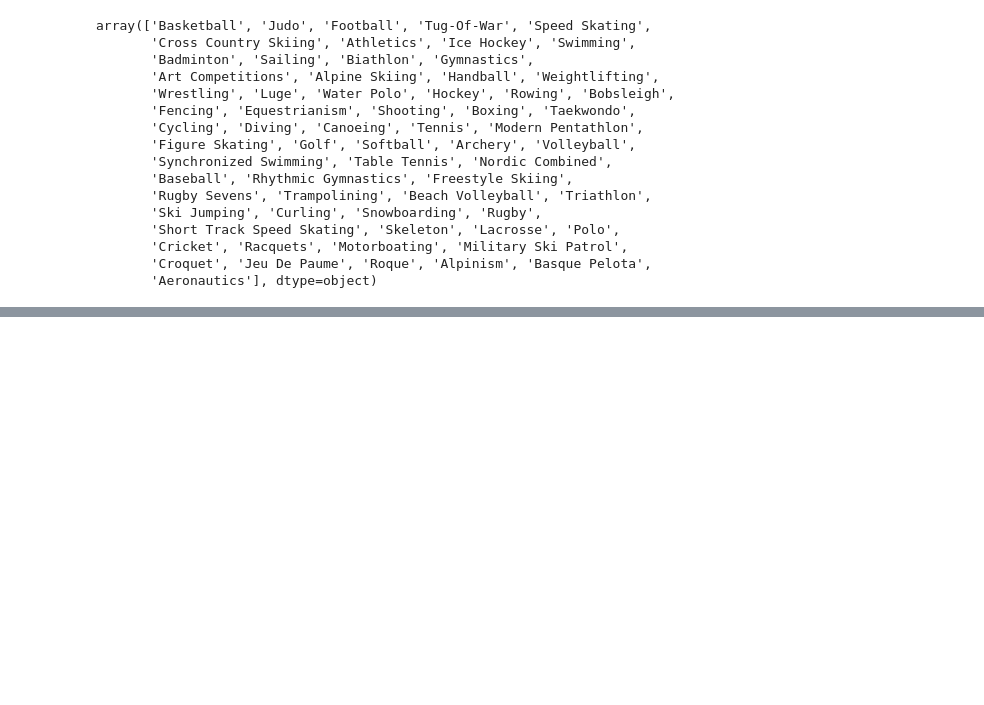
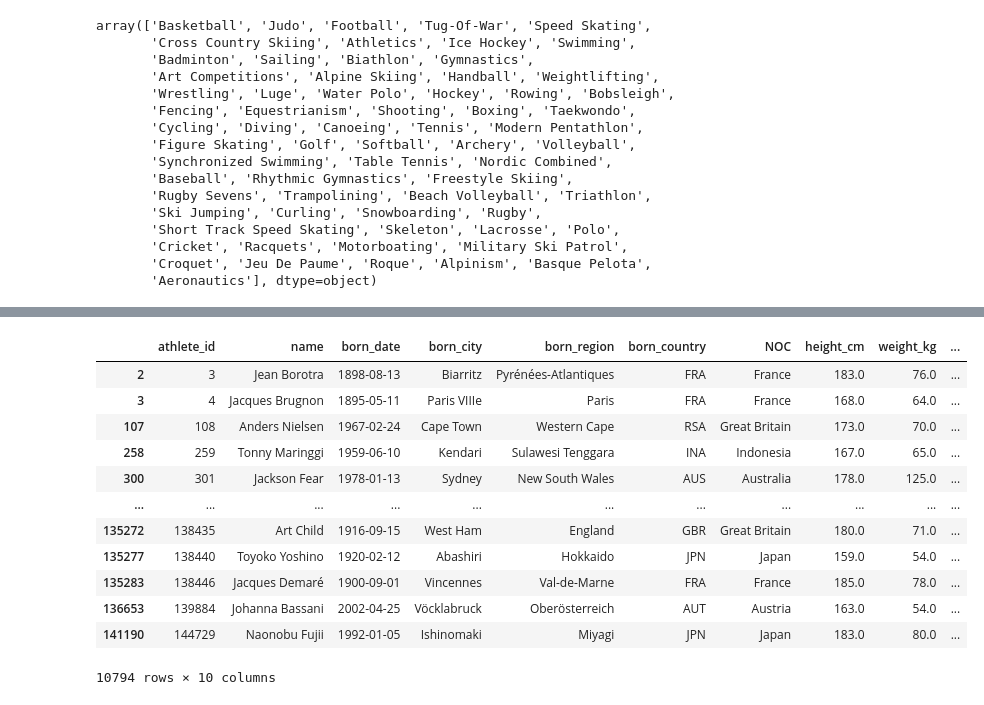
Before and after one commit to KabirKhan1512/SMIT-CDE-Practice, a Jupyter notebook: Pandas/Pandas Assignment Solutions.ipynb, the cells around one changed output, grey strips where cells are left out. Drawn from its saved outputs; the diff is of its cells as text; code cells hidden in the pictures; blank space fills up the shorter version.

```diff
--- a/Pandas/Pandas Assignment Solutions.ipynb
+++ b/Pandas/Pandas Assignment Solutions.ipynb
@@ -164,0 +272,18 @@ array(['Basketball', 'Judo', 'Football', 'Tug-Of-War', 'Speed Skating',
+# %%
+df1 = df.copy(deep=False)
+# %%
+df1.dropna()
+# %% [output]
+|  | athlete_id | name | born_date | born_city | born_region | born_country | NOC | height_cm | weight_kg | ... |
+| 2 | 3 | Jean Borotra | 1898-08-13 | Biarritz | Pyrénées-Atlantiques | FRA | France | 183.0 | 76.0 | ... |
+| 3 | 4 | Jacques Brugnon | 1895-05-11 | Paris VIIIe | Paris | FRA | France | 168.0 | 64.0 | ... |
+| 107 | 108 | Anders Nielsen | 1967-02-24 | Cape Town | Western Cape | RSA | Great Britain | 173.0 | 70.0 | ... |
+| 258 | 259 | Tonny Maringgi | 1959-06-10 | Kendari | Sulawesi Tenggara | INA | Indonesia | 167.0 | 65.0 | ... |
+| 300 | 301 | Jackson Fear | 1978-01-13 | Sydney | New South Wales | AUS | Australia | 178.0 | 125.0 | ... |
+| ... | ... | ... | ... | ... | ... | ... | ... | ... | ... | ... |
+| 135272 | 138435 | Art Child | 1916-09-15 | West Ham | England | GBR | Great Britain | 180.0 | 71.0 | ... |
+| 135277 | 138440 | Toyoko Yoshino | 1920-02-12 | Abashiri | Hokkaido | JPN | Japan | 159.0 | 54.0 | ... |
+| 135283 | 138446 | Jacques Demaré | 1900-09-01 | Vincennes | Val-de-Marne | FRA | France | 185.0 | 78.0 | ... |
+| 136653 | 139884 | Johanna Bassani | 2002-04-25 | Vöcklabruck | Oberösterreich | AUT | Austria | 163.0 | 54.0 | ... |
+| 141190 | 144729 | Naonobu Fujii | 1992-01-05 | Ishinomaki | Miyagi | JPN | Japan | 183.0 | 80.0 | ... |
+10794 rows × 10 columns
```
Also changed, not shown: parts of 16 cells of this notebook, 3 other files.
